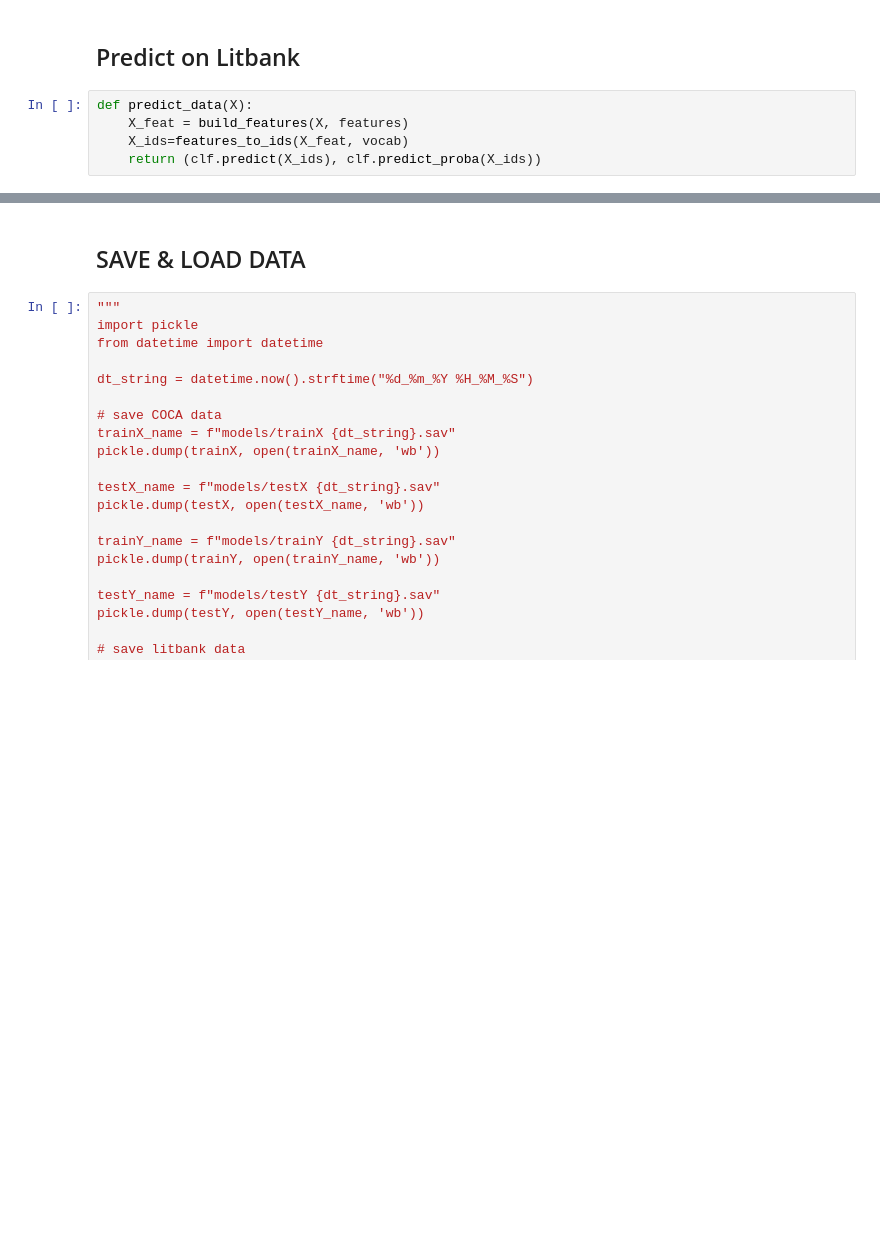
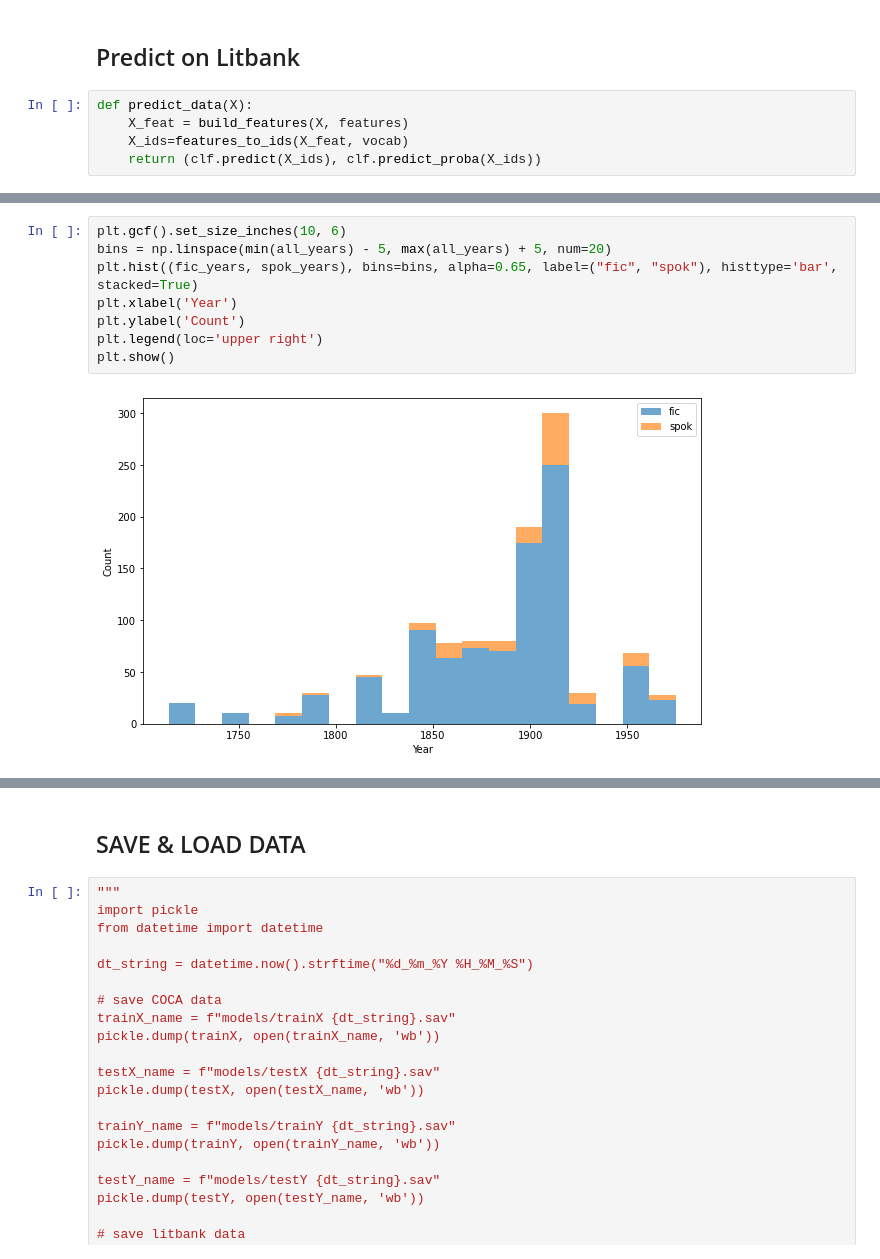
Before and after one commit to 21dmohan/info190_final, a Jupyter notebook: main.ipynb, the cells around one changed output, grey strips where cells are left out. Saved outputs shown, nothing was run; the diff lists cells and outputs as text; blank space fills up the shorter version.

```diff
--- a/main.ipynb
+++ b/main.ipynb
@@ -513,0 +574,10 @@ Number of fic: 755
+# %%
+plt.gcf().set_size_inches(10, 6)
+bins = np.linspace(min(all_years) - 5, max(all_years) + 5, num=20)
+plt.hist((fic_years, spok_years), bins=bins, alpha=0.65, label=("fic", "spok"), histtype='bar', stacked=True)
+plt.xlabel('Year')
+plt.ylabel('Count')
+plt.legend(loc='upper right')
+plt.show()
+# %% [output]
+[figure, added]
```
Also changed, not shown: parts of 22 cells of this notebook.
